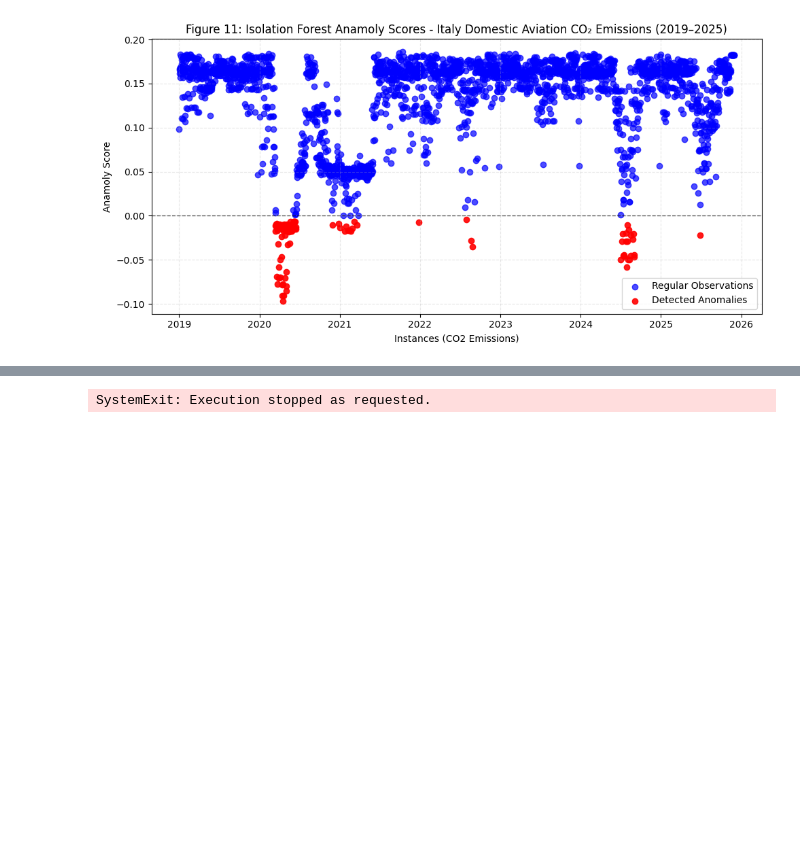
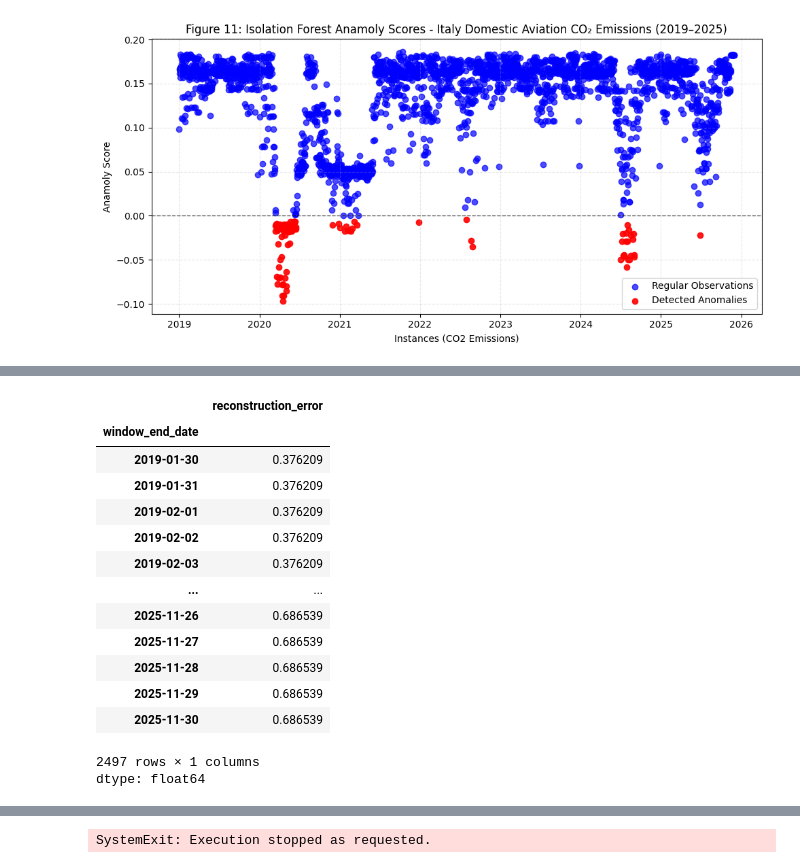
Before and after one commit to thisishasan/data_mining_and_machine_learning, a Jupyter notebook: data_mining_machine_learning.ipynb, the cells around one changed output, grey strips where cells are left out. Saved outputs shown, nothing was run; the diff lists cells and outputs as text; code cells hidden in the pictures; blank space fills up the shorter version.

```diff
--- a/data_mining_machine_learning.ipynb
+++ b/data_mining_machine_learning.ipynb
@@ -1403,0 +1288,18 @@ Detected break dates: [Timestamp('2019-12-25 00:00:00'), Timestamp('2020-03-10 0
+# %%
+results["smoothed_error"]
+# %% [output]
+|  | reconstruction_error |
+| window_end_date |  |
+| 2019-01-30 | 0.376209 |
+| 2019-01-31 | 0.376209 |
+| 2019-02-01 | 0.376209 |
+| 2019-02-02 | 0.376209 |
+| 2019-02-03 | 0.376209 |
+| ... | ... |
+| 2025-11-26 | 0.686539 |
+| 2025-11-27 | 0.686539 |
+| 2025-11-28 | 0.686539 |
+| 2025-11-29 | 0.686539 |
+| 2025-11-30 | 0.686539 |
+2497 rows × 1 columns
+dtype: float64
```
Also changed, not shown: parts of 30 cells of this notebook.
